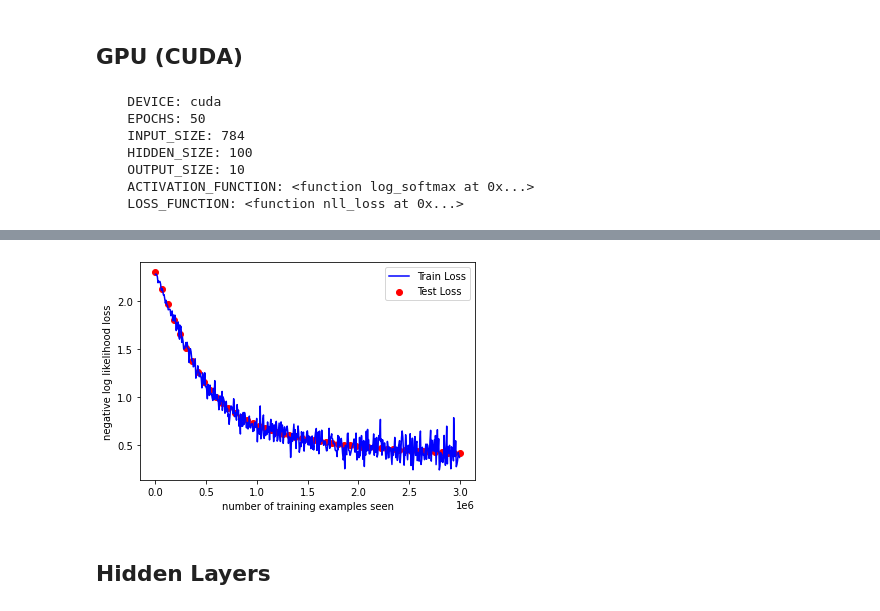
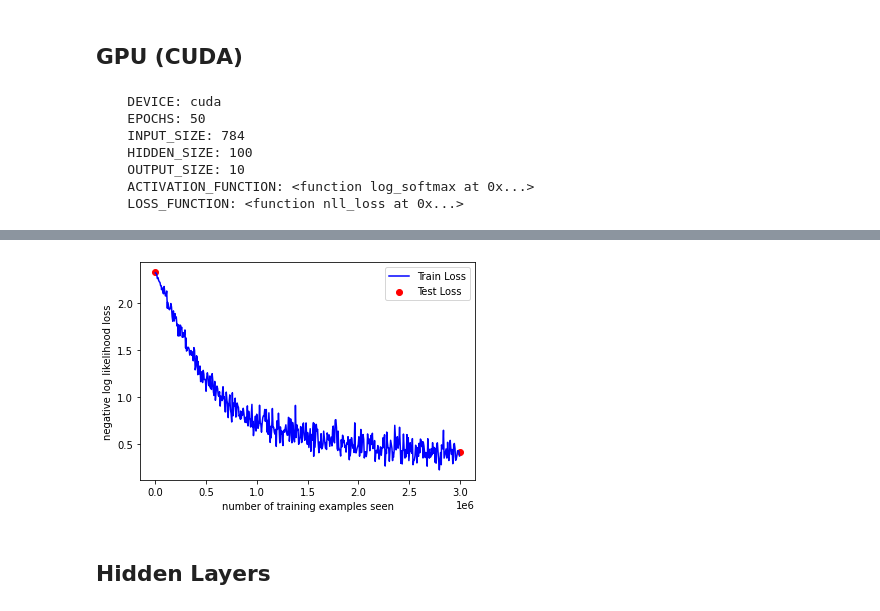
Before and after one commit to Ravio1i/ki-lab, a Jupyter notebook: 0_Simple_NN.ipynb, the cells around one changed output, grey strips where cells are left out. Drawn from its saved outputs; the diff is of its cells as text; code cells hidden in the pictures.

Commit message:
Speed up training

```diff
--- a/0_Simple_NN.ipynb
+++ b/0_Simple_NN.ipynb
@@ -34,8 +35,8 @@ class TwoLayerNet(torch.nn.Module):
         well as arbitrary operators on Tensors.
         """
         # Relu von pytorch
-        #h_relu = F.relu(self.linear1(x))
-        h_relu = self.linear1(x).clamp(min=0)
+        h_relu = F.relu(self.linear1(x))
+        #h_relu = self.linear1(x).clamp(min=0)
         y_pred = self.linear2(h_relu)
         return self.activation_function(y_pred)
 # %% [markdown]
@@ -43,11 +46,8 @@ class TwoLayerNet(torch.nn.Module):
 # %%
 #!wget www.di.ens.fr/~lelarge/MNIST.tar.gz
 #!tar -zxvf MNIST.tar.gz
-n_epochs = 50
 batch_size_train = 64
 batch_size_test = 1000
-learning_rate = 0.01
-momentum = 0.5
 
 train_loader = torch.utils.data.DataLoader(
     torchvision.datasets.QMNIST('/files/', train=True, download=True,
@@ -129,6 +132,6 @@ def train(model, epoch: int, loss_function: torch.nn.functional, optimizer: torc
 # %%
 def test(model, device):
-  global test_losses, test_counter
+  global test_losses
   model.eval()
   test_loss = 0
   correct = 0
@@ -169,7 +179,7 @@ def run(device_name: str, input_size: int, hidden_size: int, output_size: int, n
     train_losses = []
     train_counter = []
     test_losses = []
-    test_counter = [i*len(train_loader.dataset) for i in range(n_epochs + 1)]
+    test_counter = [0, n_epochs*len(train_loader.dataset)] #[i*len(train_loader.dataset) for i in range(n_epochs + 1)]
     device = torch.device(device_name)
 
     out = """
@@ -190,12 +200,11 @@ def run(device_name: str, input_size: int, hidden_size: int, output_size: int, n
     optimizer = torch.optim.SGD(model.parameters(), lr=1e-4)
 
     # TRAIN
+    test(model, device)
     time_start = time()
-    test(model, device)
     for epoch in range(1, n_epochs + 1):
       train(model, epoch, loss_function, optimizer, device)
-      test(model, device)
-      print("Training Time (in minutes) =\n",(time()-time_start)/60)
+      print("Training Time (in minutes) =",(time()-time_start)/60)
 
-    print("\nTraining Time (in minutes) =",(time()-time_start)/60)
+    test(model, device)
     plot()
@@ -247,7 +256,8 @@ run(
     device_name="cuda",
     input_size=784,
     hidden_size=100,
-    output_size=10
+    output_size=10,
+    n_epochs=50,
 )
 # %% [output]
     DEVICE: cuda
@@ -277,4 +287,4 @@ Training Time (in minutes) = 12.970771404107412
-[figure, old version]
+[figure, new version]
 # %% [markdown]
 ## Hidden Layers
 # %%
```
Also changed, not shown: parts of 24 cells of this notebook.
